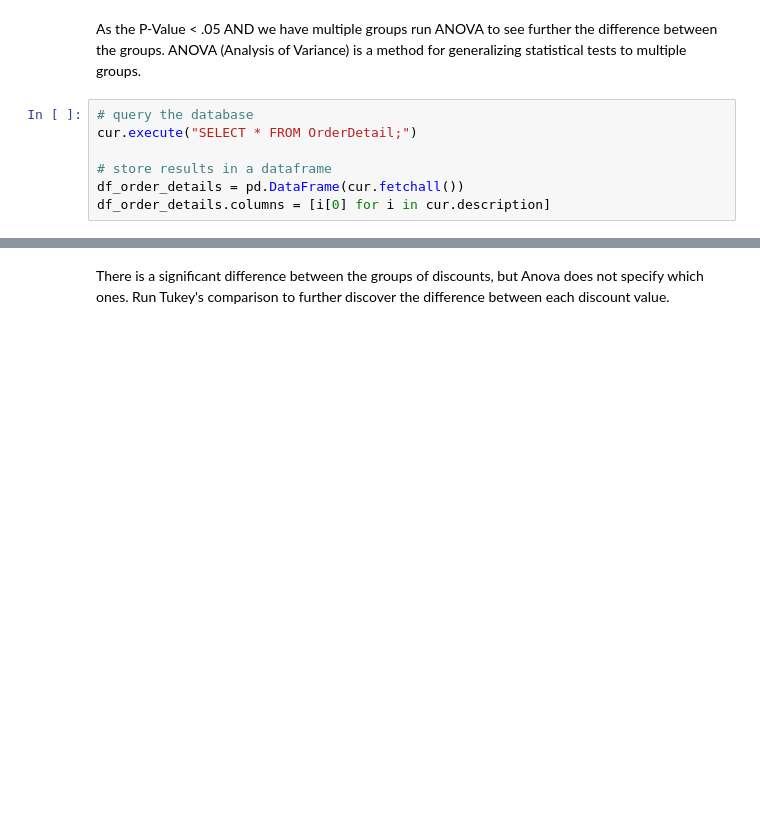
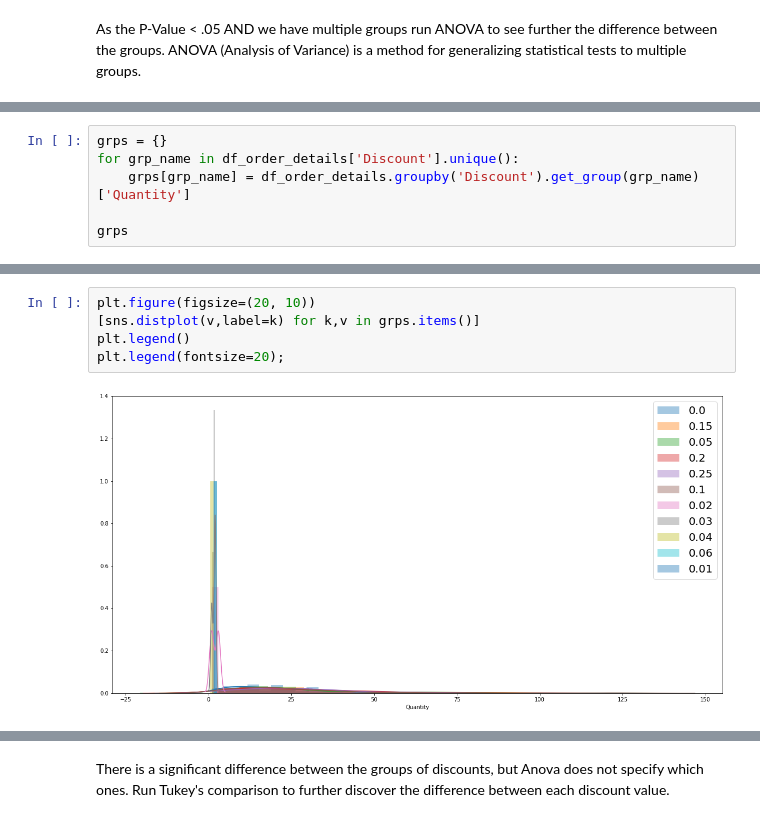
Before and after one commit to Sue-Mir/Module2_Project_Hypothesis_Testing, a Jupyter notebook: Student_Hypothesis_I.ipynb, the cells around one changed output, grey strips where cells are left out. Drawn from its saved outputs; the diff is of its cells as text; blank space fills up the shorter version.

```diff
--- a/Student_Hypothesis_I.ipynb
+++ b/Student_Hypothesis_I.ipynb
@@ -432,10 +394,3 @@ This Cohen's d value = -0.32001, therefore discount has a Small Effect on the qu
 # %% [markdown]
 As the P-Value < .05 AND we have multiple groups run ANOVA to see further the difference between the groups.
 ANOVA (Analysis of Variance) is a method for generalizing statistical tests to multiple groups.
-# %%
-# query the database
-cur.execute("SELECT * FROM OrderDetail;")
-
-# store results in a dataframe
-df_order_details = pd.DataFrame(cur.fetchall())
-df_order_details.columns = [i[0] for i in cur.description]
@@ -466,0 +399,6 @@ Residual     758141.232591  2144.0       NaN           NaN
+# %%
+grps = {}
+for grp_name in df_order_details['Discount'].unique():
+    grps[grp_name] = df_order_details.groupby('Discount').get_group(grp_name)['Quantity']
+
+grps
@@ -466,0 +423,7 @@ Residual     758141.232591  2144.0       NaN           NaN
+# %%
+plt.figure(figsize=(20, 10))
+[sns.distplot(v,label=k) for k,v in grps.items()]
+plt.legend()
+plt.legend(fontsize=20);
+# %% [output]
+[figure, added]
```
Also changed, not shown: parts of 61 cells of this notebook.
